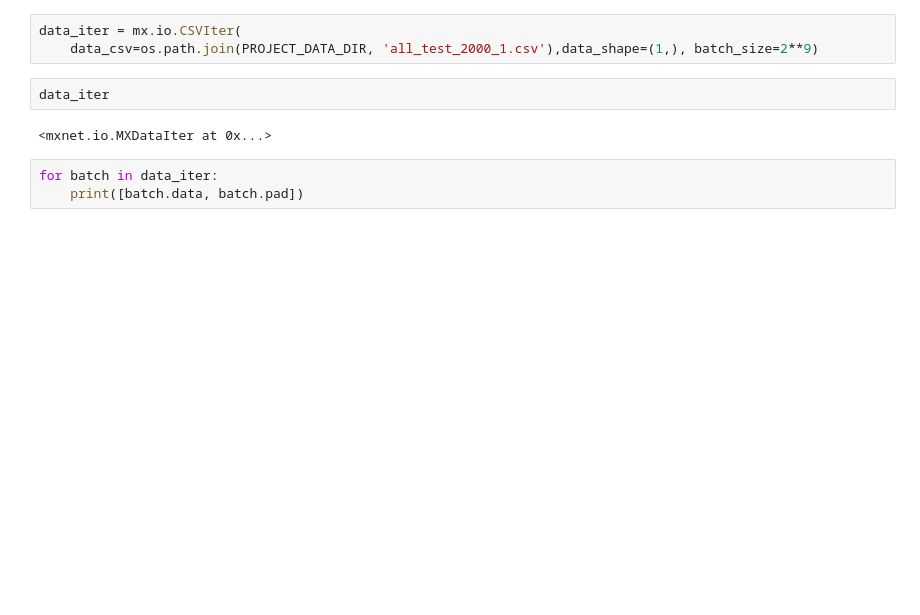
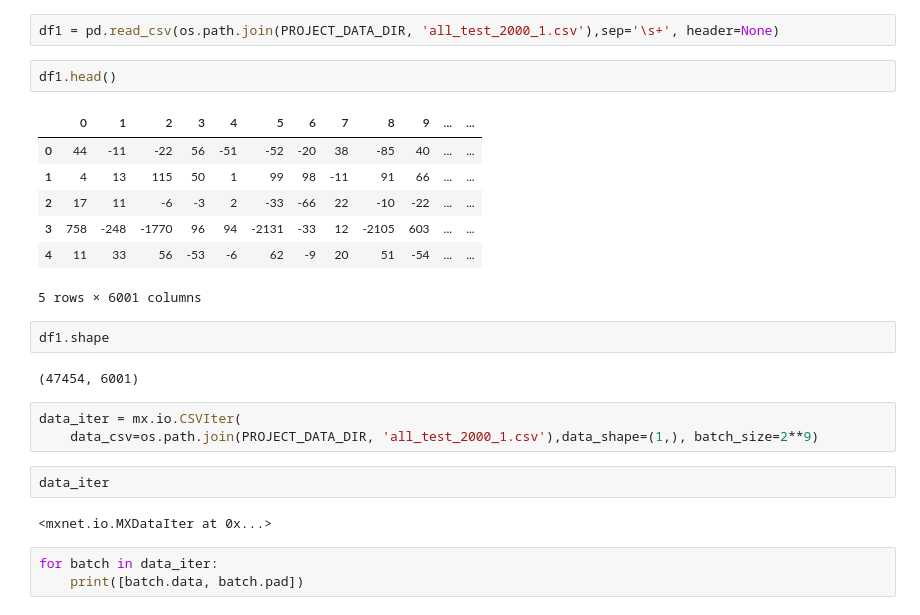
Before and after one commit to kpernyer/breakk, a Jupyter notebook: code/prototype keras.ipynb, the cells around one changed output. Saved outputs shown, nothing was run; the diff lists cells and outputs as text; blank space fills up the shorter version.

```diff
--- a/code/prototype keras.ipynb
+++ b/code/prototype keras.ipynb
@@ -23,3 +64,19 @@ data.shape
+# %%
+df1 = pd.read_csv(os.path.join(PROJECT_DATA_DIR, 'all_test_2000_1.csv'),sep='\s+', header=None)
+# %%
+df1.head()
+# %% [output]
+|  | 0 | 1 | 2 | 3 | 4 | 5 | 6 | 7 | 8 | 9 | ... | ... |
+| 0 | 44 | -11 | -22 | 56 | -51 | -52 | -20 | 38 | -85 | 40 | ... | ... |
+| 1 | 4 | 13 | 115 | 50 | 1 | 99 | 98 | -11 | 91 | 66 | ... | ... |
+| 2 | 17 | 11 | -6 | -3 | 2 | -33 | -66 | 22 | -10 | -22 | ... | ... |
+| 3 | 758 | -248 | -1770 | 96 | 94 | -2131 | -33 | 12 | -2105 | 603 | ... | ... |
+| 4 | 11 | 33 | 56 | -53 | -6 | 62 | -9 | 20 | 51 | -54 | ... | ... |
+5 rows × 6001 columns
+# %%
+df1.shape
+# %% [output]
+(47454, 6001)
 # %%
 data_iter = mx.io.CSVIter(
     data_csv=os.path.join(PROJECT_DATA_DIR, 'all_test_2000_1.csv'),data_shape=(1,), batch_size=2**9)
```
Also changed, not shown: parts of 11 cells of this notebook.
